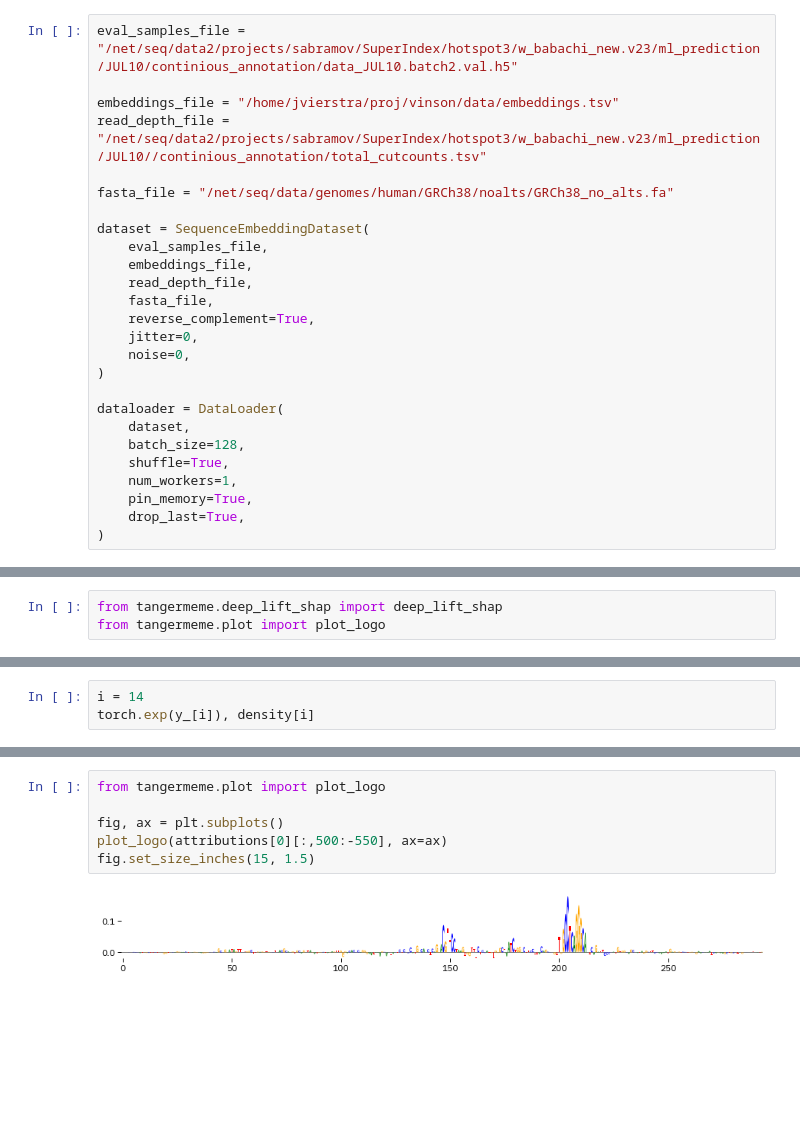
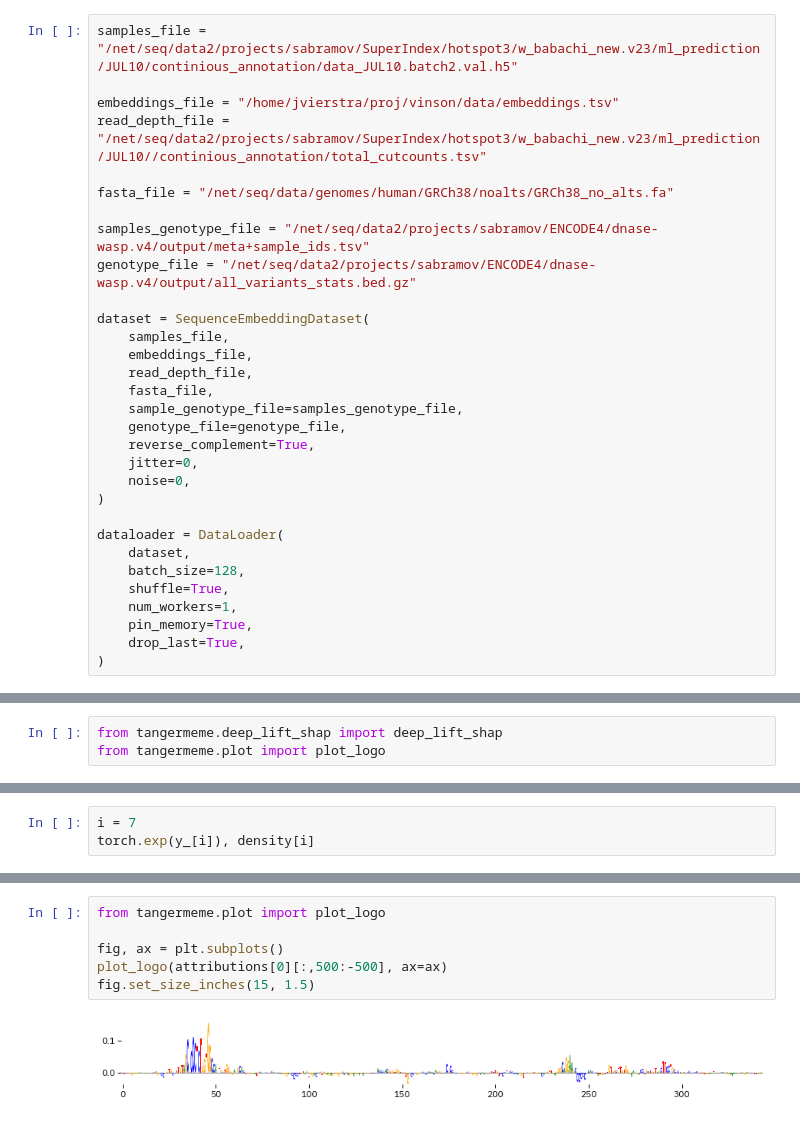
Before and after one commit to vierstralab/vinson, a Jupyter notebook: DHS_Quantitative_Model.ipynb, the cells around one changed output, grey strips where cells are left out. Cells and saved outputs as stored; diff of their text form; blank space fills up the shorter version.

Commit message:
Sample specific genomes, etc.

```diff
--- a/DHS_Quantitative_Model.ipynb
+++ b/DHS_Quantitative_Model.ipynb
@@ -68,18 +70,23 @@ plt.ylim(0, 50)
 # %% [markdown]
 ### Load in dataset and dataloader
 # %%
-eval_samples_file = "/net/seq/data2/projects/sabramov/SuperIndex/hotspot3/w_babachi_new.v23/ml_prediction/JUL10/continious_annotation/data_JUL10.batch2.val.h5"
+samples_file = "/net/seq/data2/projects/sabramov/SuperIndex/hotspot3/w_babachi_new.v23/ml_prediction/JUL10/continious_annotation/data_JUL10.batch2.val.h5"
 
 embeddings_file = "/home/jvierstra/proj/vinson/data/embeddings.tsv"
 read_depth_file = "/net/seq/data2/projects/sabramov/SuperIndex/hotspot3/w_babachi_new.v23/ml_prediction/JUL10//continious_annotation/total_cutcounts.tsv"
 
 fasta_file = "/net/seq/data/genomes/human/GRCh38/noalts/GRCh38_no_alts.fa"
 
+samples_genotype_file = "/net/seq/data2/projects/sabramov/ENCODE4/dnase-wasp.v4/output/meta+sample_ids.tsv"
+genotype_file = "/net/seq/data2/projects/sabramov/ENCODE4/dnase-wasp.v4/output/all_variants_stats.bed.gz"
+
 dataset = SequenceEmbeddingDataset(
-    eval_samples_file,
+    samples_file,
     embeddings_file,
     read_depth_file,
     fasta_file,
+    sample_genotype_file=samples_genotype_file,
+    genotype_file=genotype_file,
     reverse_complement=True,
     jitter=0,
     noise=0,
@@ -293,4 +311,4 @@ print(torch.where(y_.exp() > 0.5))
 # %%
-i = 14
+i = 7
 torch.exp(y_[i]), density[i]
 # %% [output]
@@ -312,8 +330,8 @@ tensor([1.1921e-07, 7.1526e-07, 4.7684e-07, 7.1526e-07, 2.5332e-07, 2.3842e-07,
 # %%
 from tangermeme.plot import plot_logo
 
 fig, ax = plt.subplots()
-plot_logo(attributions[0][:,500:-550], ax=ax)
+plot_logo(attributions[0][:,500:-500], ax=ax)
 fig.set_size_inches(15, 1.5)
 # %% [output]
-[figure, old version]
+[figure, new version]
```
Also changed, not shown: parts of 12 cells of this notebook, 9 other files.
